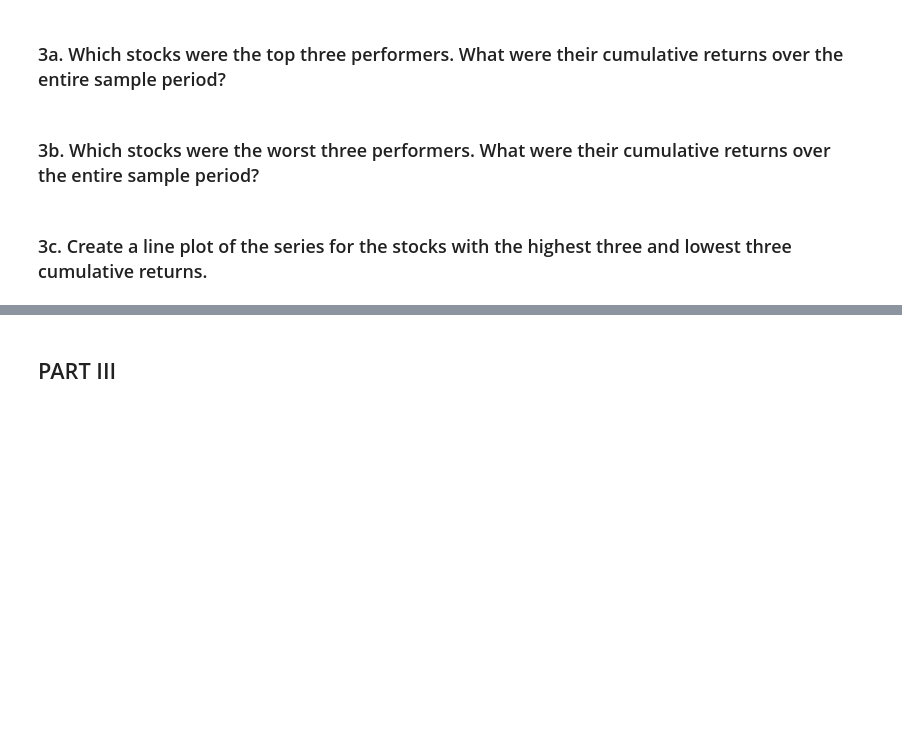
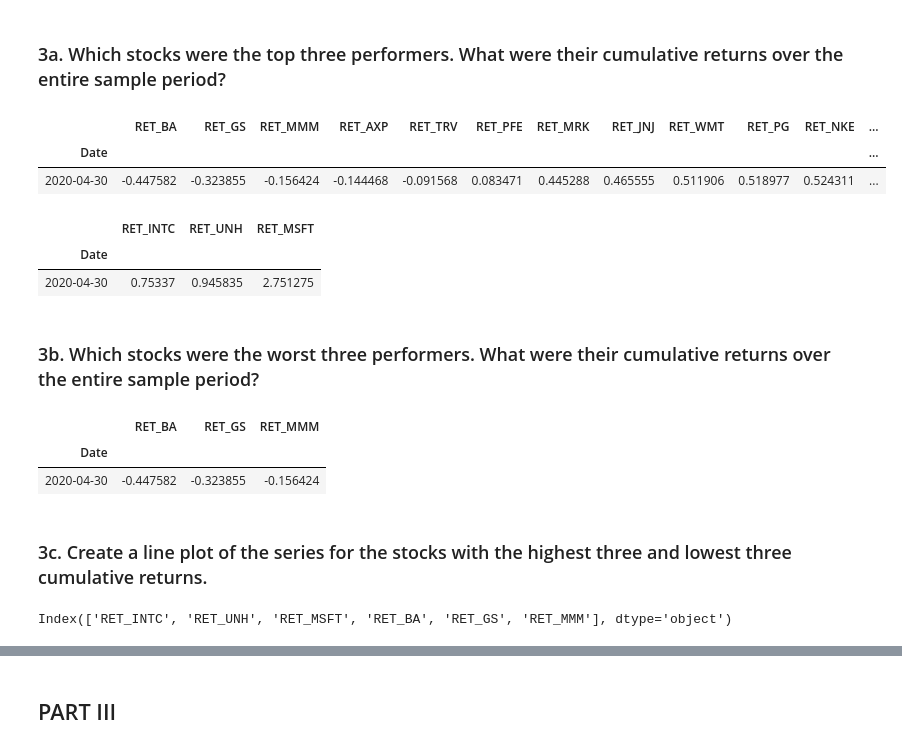
Before and after one commit to MahemaS27/Python_group_assignment, a Jupyter notebook: Group Assignment.ipynb, the cells around one changed output, grey strips where cells are left out. Drawn from its saved outputs; the diff is of its cells as text; code cells hidden in the pictures; blank space fills up the shorter version.

```diff
--- a/Group Assignment.ipynb
+++ b/Group Assignment.ipynb
@@ -299,20 +327,34 @@ sample_ret.head()
 # %% [markdown]
 ### 3a. Which stocks were the top three performers. What were their cumulative returns over the entire sample period?
 # %%
-sorted_sample=sample_ret.tail(1).iloc[:, np.argsort(sorted_sample.loc[sorted_sample.index[-1]])]
+sorted_sample=sample_ret.tail(1).iloc[:, np.argsort(sample_ret.loc[sample_ret.index[-1]])]
 sorted_sample
+# %% [output]
+|  | RET_BA | RET_GS | RET_MMM | RET_AXP | RET_TRV | RET_PFE | RET_MRK | RET_JNJ | RET_WMT | RET_PG | RET_NKE | ... |
+| Date |  |  |  |  |  |  |  |  |  |  |  | ... |
+| 2020-04-30 | -0.447582 | -0.323855 | -0.156424 | -0.144468 | -0.091568 | 0.083471 | 0.445288 | 0.465555 | 0.511906 | 0.518977 | 0.524311 | ... |
 # %%
 sorted_sample.iloc[:, [-3,-2,-1]]
+# %% [output]
+|  | RET_INTC | RET_UNH | RET_MSFT |
+| Date |  |  |  |
+| 2020-04-30 | 0.75337 | 0.945835 | 2.751275 |
 # %% [markdown]
 ### 3b. Which stocks were the worst three performers. What were their cumulative returns over the entire sample period?
 # %%
 sorted_sample.iloc[:, [0,1,2]]
+# %% [output]
+|  | RET_BA | RET_GS | RET_MMM |
+| Date |  |  |  |
+| 2020-04-30 | -0.447582 | -0.323855 | -0.156424 |
 # %% [markdown]
 ### 3c. Create a line plot of the series for the stocks with the highest three and lowest three cumulative returns.
 # %%
 labels = sorted_sample.iloc[:, [-3,-2,-1]].columns
 labels = labels.append(sorted_sample.iloc[:, [0,1,2]].columns)
 labels
+# %% [output]
+Index(['RET_INTC', 'RET_UNH', 'RET_MSFT', 'RET_BA', 'RET_GS', 'RET_MMM'], dtype='object')
 # %%
 fig = plt.figure(figsize=(16,8))
 ax = fig.add_subplot(1, 1, 1)
```
Also changed, not shown: parts of 18 cells of this notebook.
